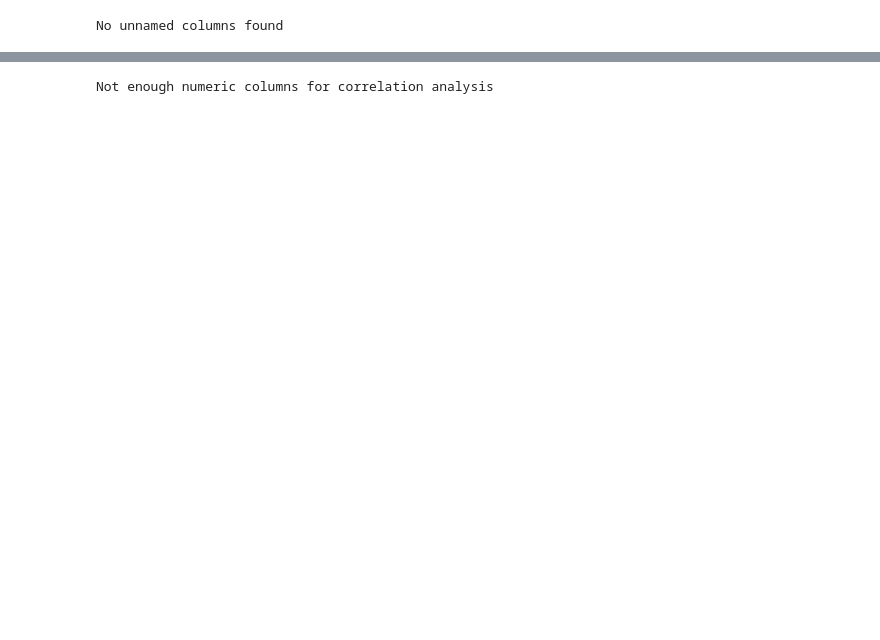
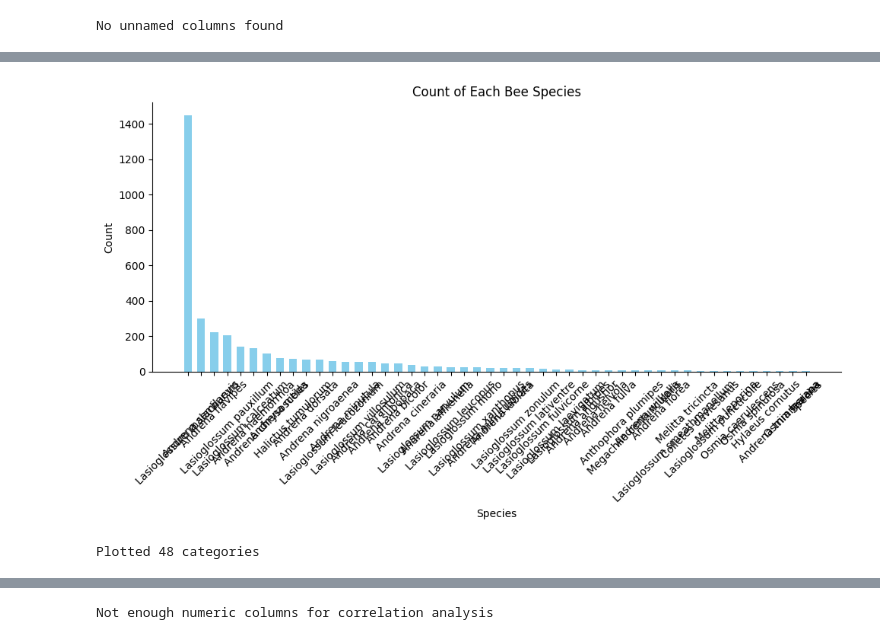
Before and after one commit to schneiderkelsey/wuuwuudata.github.io, a Jupyter notebook: plots_kelseyschneider/notebooks/bee_pollen.ipynb, the cells around one changed output, grey strips where cells are left out. Cells and saved outputs as stored; diff of their text form; code cells hidden in the pictures; blank space fills up the shorter version.

```diff
--- a/plots_kelseyschneider/notebooks/bee_pollen.ipynb
+++ b/plots_kelseyschneider/notebooks/bee_pollen.ipynb
@@ -210,4 +369,14 @@ Sample values: [nan]
 # %%
-avg_plant_pollen = pollen_df['Plant pollen'].value_counts().sort_values(ascending=False)
-avg_plant_pollen
+# Try these common variations:
+possible_names = ['Plant pollen', 'Plant_pollen', 'plant pollen', 'Pollen', 'pollen', 'PlantPollen']
+
+for name in possible_names:
+    if name in pollen_df.columns:
+        print(f"Found column: '{name}'")
+        avg_plant_pollen = pollen_df[name].value_counts().sort_values(ascending=False)
+        print(avg_plant_pollen)
+        break
+else:
+    print("Column not found. Available columns:")
+    print(pollen_df.columns.tolist())
 # %% [output]
@@ -281,3 +500,41 @@ plt.show()
+# %%
+def safe_bar_plot(data, column_name, title=None):
+    """Safely create a bar plot for categorical data"""
+    if column_name not in data.columns:
+        print(f"Column '{column_name}' not found. Available columns:")
+        print(data.columns.tolist())
+        return
+
+    # Create value counts
+    value_counts = data[column_name].value_counts().sort_values(ascending=False)
+
+    if len(value_counts) == 0:
+        print(f"No data found in column '{column_name}'")
+        return
+
+    # Create the plot
+    plt.figure(figsize=(10, 6))
+    plt.bar(value_counts.index, value_counts.values, color='skyblue', width=0.6)
+
+    # Clean up the plot
+    ax = plt.gca()
+    ax.spines['top'].set_visible(False)
+    ax.spines['right'].set_visible(False)
+
+    plt.xlabel(column_name)
+    plt.ylabel('Count')
+    plt.title(title or f'Distribution of {column_name}')
+    plt.xticks(rotation=45)
+    plt.tight_layout()
+    plt.show()
+
+    print(f"Plotted {len(value_counts)} categories")
+
+# Usage
+safe_bar_plot(pollen_df, 'Species', 'Count of Each Bee Species')
+# %% [output]
+[figure, added]
+Plotted 48 categories
 # %%
 plt.figure(figsize=(10, 6))
 plt.bar(avg_plant_pollen.index, avg_plant_pollen.values)
```
Also changed, not shown: parts of 61 cells of this notebook, 3 other files.
